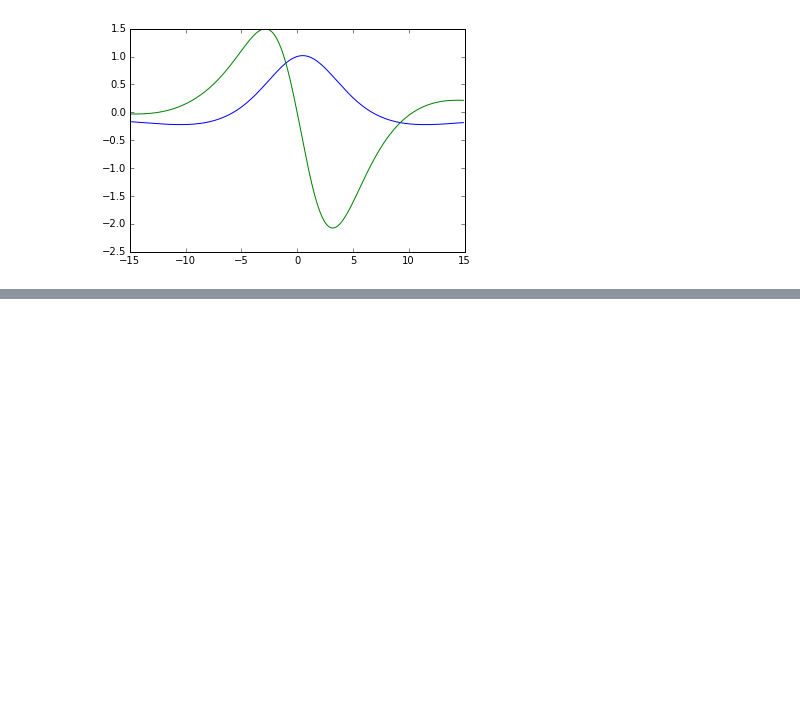
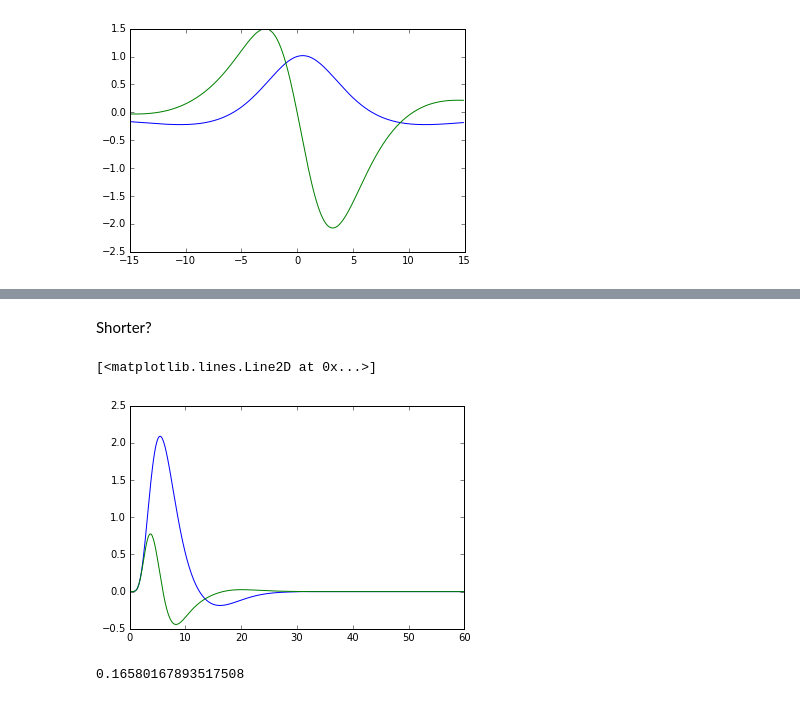
Before and after one commit to practical-neuroimaging/pna-notebooks, a Jupyter notebook: temporal_derivatives.ipynb, the cells around one changed output, grey strips where cells are left out. Saved outputs shown, nothing was run; the diff lists cells and outputs as text; code cells hidden in the pictures; blank space fills up the shorter version.

```diff
--- a/temporal_derivatives.ipynb
+++ b/temporal_derivatives.ipynb
@@ -133,0 +205,16 @@ plt.plot(time_pm15s, B[1,:])
+# %% [markdown]
+Shorter?
+# %%
+neural_signal[:] = 0
+neural_signal[time_60s < 1] = 1
+hemo_regressor_hrf = np.convolve(canonical_hrf, neural_signal)[:n_60s]
+hemo_regressor_dhrf = np.convolve(canonical_dhrf, neural_signal)[:n_60s]
+plt.plot(time_60s, hemo_regressor_hrf)
+plt.plot(time_60s, hemo_regressor_dhrf)
+# %% [output]
+[<matplotlib.lines.Line2D at 0x...>]
+[figure, added]
+# %%
+cos_angle(hemo_regressor_hrf, hemo_regressor_dhrf)
+# %% [output]
+0.16580167893517508
```
Also changed, not shown: parts of 20 cells of this notebook.
